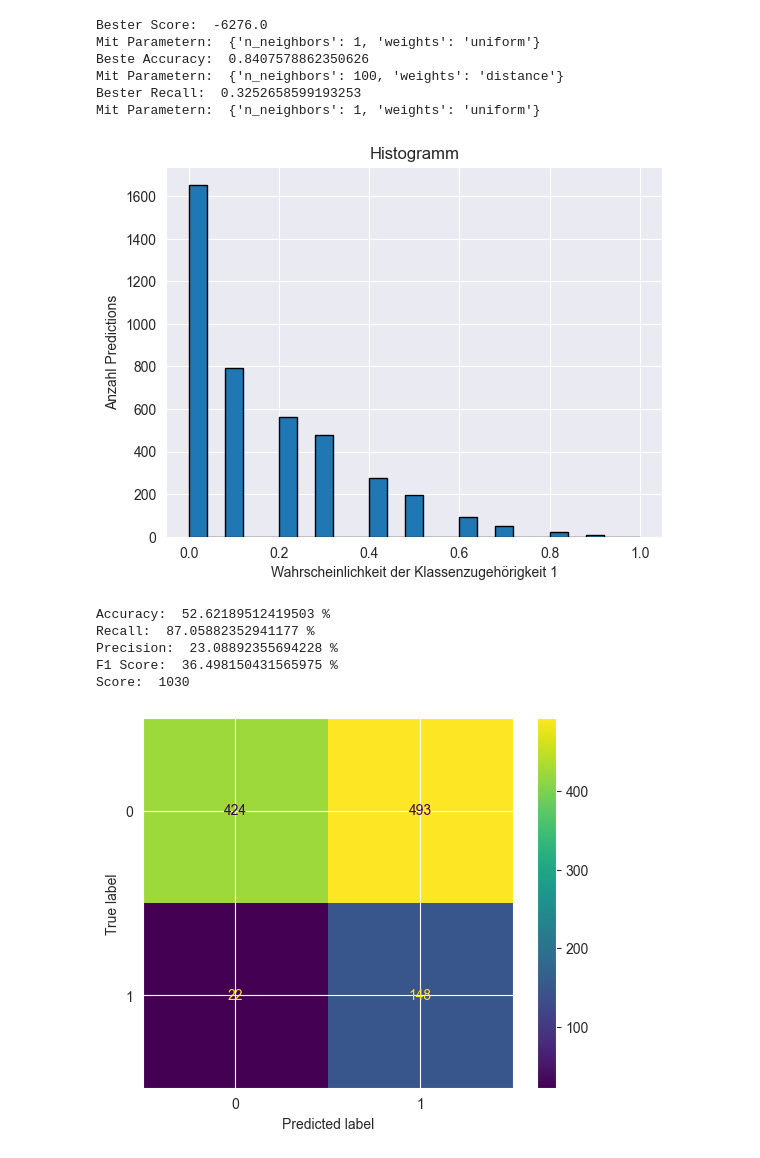
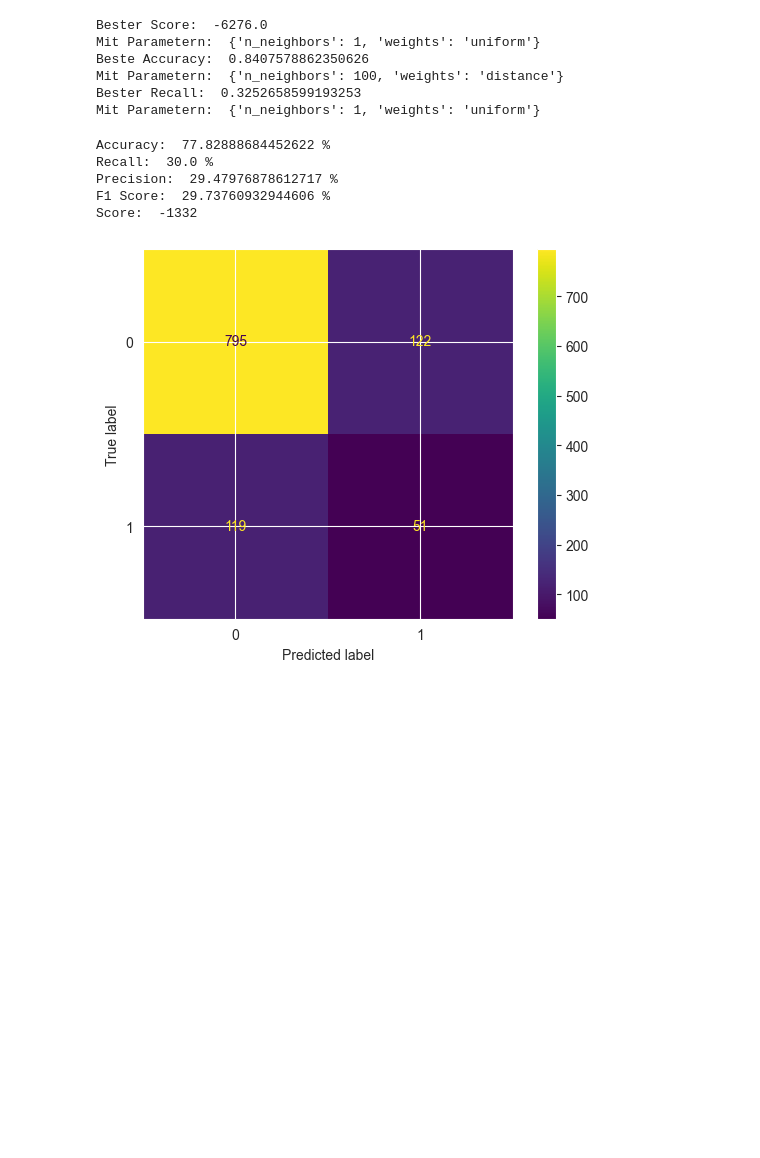
Before and after one commit to Konsti-Boegel/anwendungsfelderBusinessAnalytics, a Jupyter notebook: k_nearst_neighbor.ipynb, the cells around one changed output. Cells and saved outputs as stored; diff of their text form; code cells hidden in the pictures; blank space fills up the shorter version.

Commit message:
- random state ergänzt - knn SelectKBest feature selection angepasst

```diff
--- a/k_nearst_neighbor.ipynb
+++ b/k_nearst_neighbor.ipynb
@@ -81,5 +105,5 @@ Score features:  [7.92532247e+02 9.91655926e+04 2.19017723e+04 1.47413392e+06
 # %%
-bestfeatures_classif = SelectKBest(f_classif, k=10).fit(X_train,y_train)
-print("Score features: ", bestfeatures_classif.scores_)
-print("Columns: ", X_train.columns)
+skBest_classif = SelectKBest(f_classif, k=10)
+bestfeatures_classif = skBest_classif.fit(X_train,y_train)
+X_train.columns[bestfeatures_chi.get_support(indices=True)].tolist()
 # %% [output]
@@ -111,7 +120,8 @@ plt.show()
-# %%
-X_train = bestfeatures_classif.transform(X_train)
-X_test_1 = bestfeatures_classif.transform(X_test_1)
-X_test_2 = bestfeatures_classif.transform(X_test_2)
+# %%
+cols_idxs = bestfeatures_classif.get_support(indices=True)
+X_train = X_train.iloc[:,cols_idxs]
+X_test_1 = X_test_1.iloc[:,cols_idxs]
+X_test_2 = X_test_2.iloc[:,cols_idxs]
 # %%
 X_train
 # %% [output]
@@ -199,46 +209,30 @@ Mit Parametern:  {'n_neighbors': 100, 'weights': 'distance'}
 Bester Recall:  0.3252658599193253
 Mit Parametern:  {'n_neighbors': 1, 'weights': 'uniform'}
 # %%
-def to_labels(probabilities, threshold):
-    return (probabilities >= threshold).astype("int")
-
-
-knn = KNeighborsClassifier(n_neighbors=10, metric="manhattan", weights="uniform")
+knn = KNeighborsClassifier(n_neighbors=1, weights="uniform")
 
 
 knn.fit(X_train,y_train)
-y_predicted = (knn.predict_proba(X_test_2)[:,1]>=0.085).astype(bool)
+y_predicted = (knn.predict_proba(X_test_2)[:,1]>=0.5).astype(bool)
 accuracy = accuracy_score(y_test_2, y_predicted)
 precision = precision_score(y_test_2, y_predicted)
 recall = recall_score(y_test_2, y_predicted)
 f1score = f1_score(y_test_2, y_predicted)
 score = get_result_score(y_test_2, y_predicted)
-
-
-#Thresholds evaluieren
-knn.fit(X_train, y_train)
-yhat = knn.predict_proba(X_test_1)
-probs = yhat[:, 1]
-plt.hist(probs, bins=25, edgecolor='black')
-plt.xlabel('Wahrscheinlichkeit der Klassenzugehörigkeit 1')
-plt.ylabel('Anzahl Predictions')
-plt.title('Histogramm')
-plt.show()
 
 print("Accuracy: ",accuracy*100, "%")
 print("Recall: ", recall*100, "%")
 print("Precision: ", precision*100, "%")
 print("F1 Score: ", f1score*100, "%")
 print("Score: ", score)
 matrix = confusion_matrix(y_test_2,y_predicted,labels=knn.classes_)
 disp = ConfusionMatrixDisplay(confusion_matrix=matrix, display_labels=knn.classes_)
 disp.plot()
 plt.show()
 # %% [output]
+Accuracy:  77.82888684452622 %
+Recall:  30.0 %
+Precision:  29.47976878612717 %
+F1 Score:  29.73760932944606 %
+Score:  -1332
-[figure, old version]
+[figure, new version]
-Accuracy:  52.62189512419503 %
-Recall:  87.05882352941177 %
-Precision:  23.08892355694228 %
-F1 Score:  36.498150431565975 %
-Score:  1030
-[figure, removed]
```
Also changed, not shown: parts of 8 cells of this notebook, 1 other file.
